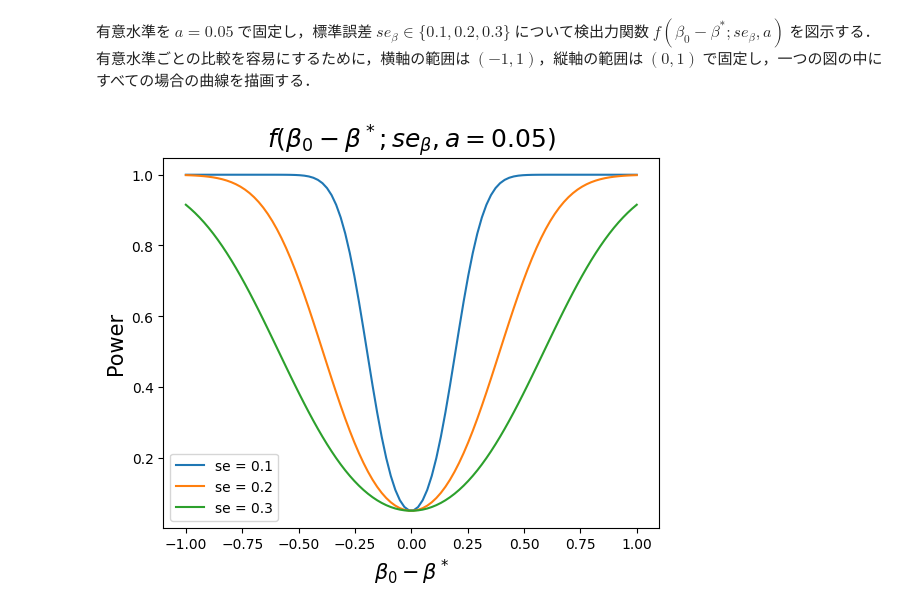
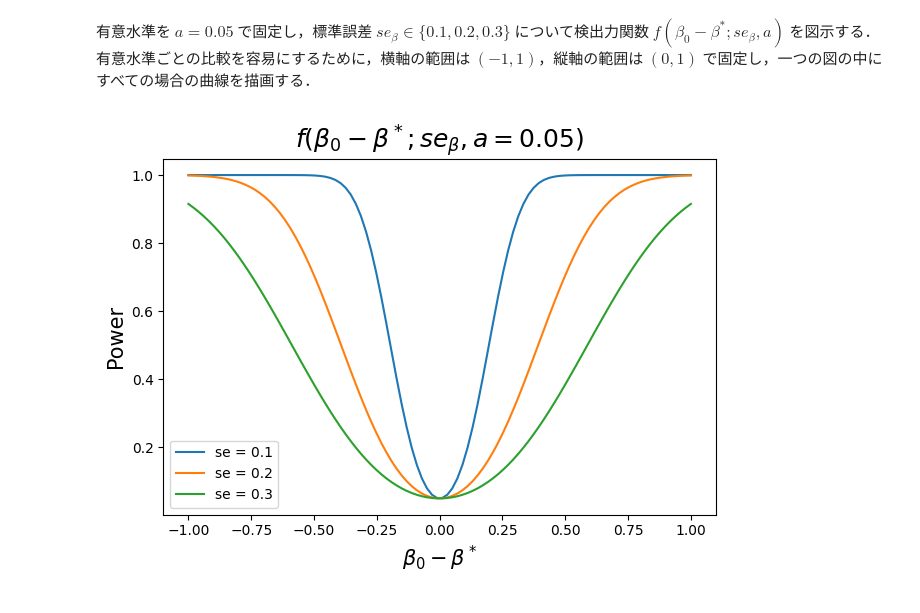
Before and after one commit to Nagayu71/Econometrics-B, a Jupyter notebook: week6_Ztest_power_function.ipynb, the cells around one changed output. Saved outputs shown, nothing was run; the diff lists cells and outputs as text; code cells hidden in the pictures.

```diff
--- a/week6_Ztest_power_function.ipynb
+++ b/week6_Ztest_power_function.ipynb
@@ -91,18 +127,21 @@ plt.savefig("Figure/ztest_power_function2.png")
 # %%
 # standard error
 se_lst = [0.1, 0.2, 0.3]
 # fixed values
 r = 1.96
 epsilon = np.linspace(-1, 1, 100)
 
 fig, ax = plt.subplots()
 
 for se in se_lst:
     ax.plot(epsilon, power_function(epsilon, se, r), label=f"se = {se}")
 ax.set_title(r"$f(\beta_0 - \beta^*; se_\beta, a=0.05)$", size=18)
 ax.set_xlabel(r"$\beta_0 - \beta^*$", size=15)
 ax.set_ylabel("Power", size=15)
 ax.legend()
+fig.tight_layout()
+
+# save the generated figure
 plt.savefig("Figure/ztest_power_function3.png")
 # %% [output]
-[figure, old version]
+[figure, new version]
```
Also changed, not shown: parts of 3 cells of this notebook.
